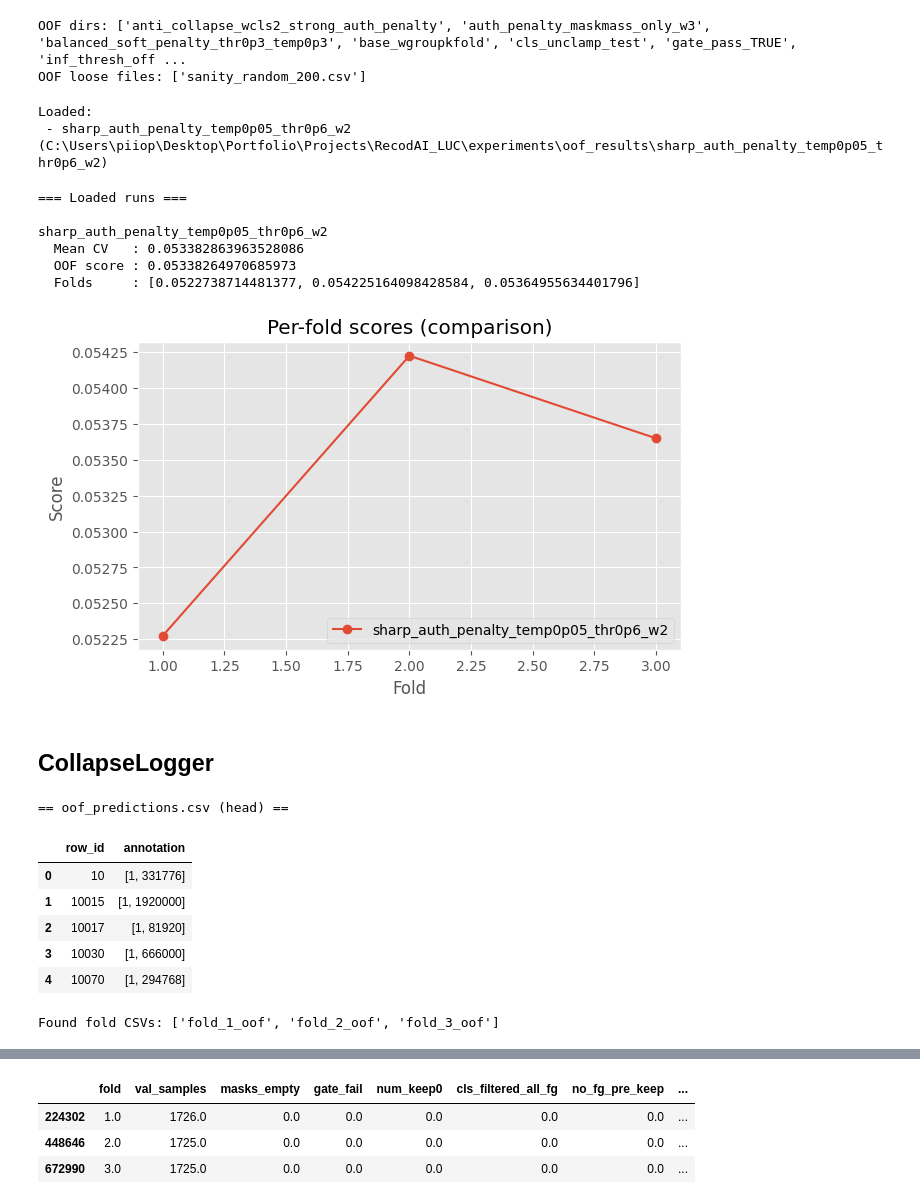
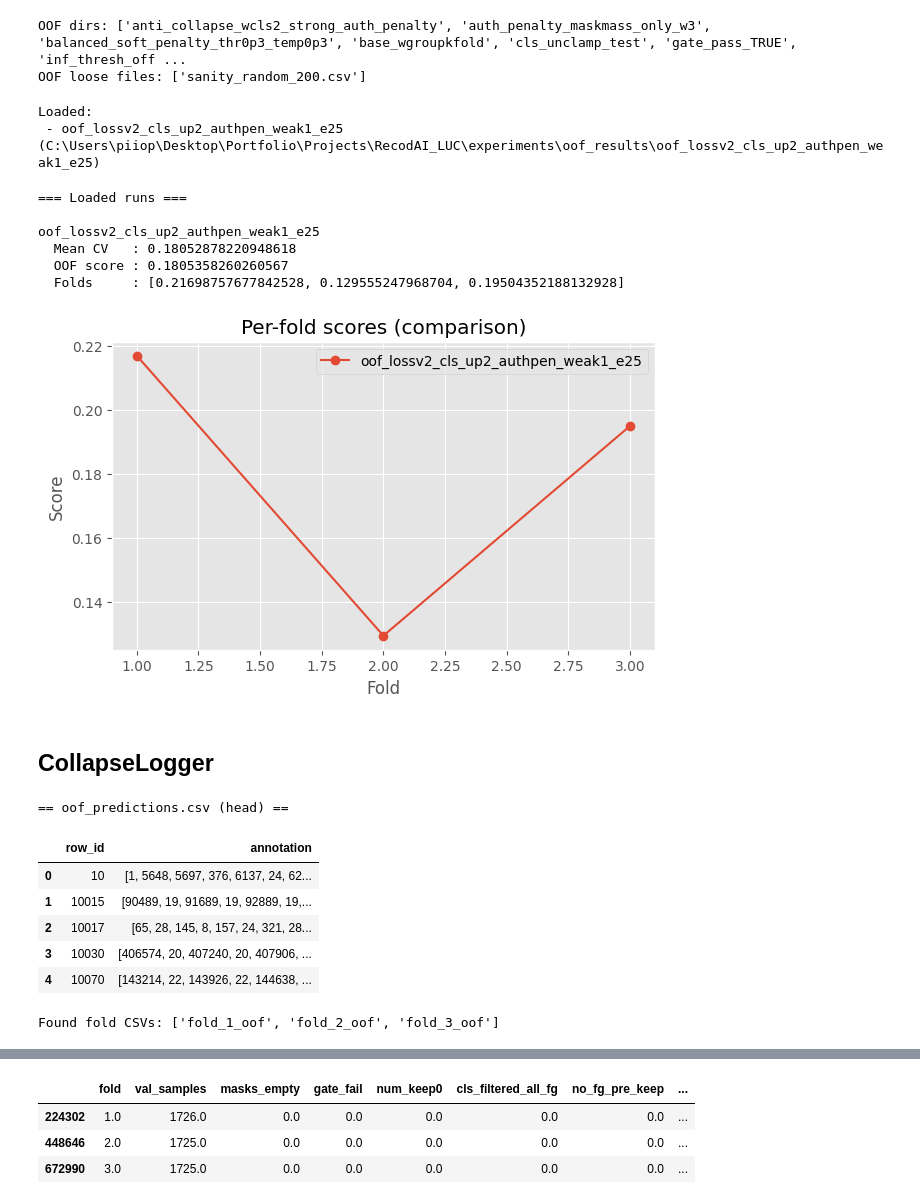
Before and after one commit to piiop/RecodAI_LUC, a Jupyter notebook: notebooks/cv_analysis.ipynb, the cells around one changed output, grey strips where cells are left out. Drawn from its saved outputs; the diff is of its cells as text; code cells hidden in the pictures.

```diff
--- a/notebooks/cv_analysis.ipynb
+++ b/notebooks/cv_analysis.ipynb
@@ -99,7 +99,7 @@ def load_run(names):
     raise FileNotFoundError(f"Not found under OOF_ROOT: {name}")
 
 # Use load_run(name | [names]) to load one or more CV runs or loose files from experiments/oof_results/
-runs = load_run(["sharp_auth_penalty_temp0p05_thr0p6_w2"])  # or: load_run("mini_smoke"), load_run("oof_predictions.csv")
+runs = load_run(["oof_lossv2_cls_up2_authpen_weak1_e25"])  # or: load_run("mini_smoke"), load_run("oof_predictions.csv")
 
 print("Loaded:")
 if isinstance(runs, dict) and "name" not in runs:
@@ -109,7 +109,7 @@ else:
     print(f" - {runs['name']} ({runs['path']})")
 # %% [output]
 Loaded:
- - sharp_auth_penalty_temp0p05_thr0p6_w2 (C:\Users\piiop\Desktop\Portfolio\Projects\RecodAI_LUC\experiments\oof_results\sharp_auth_penalty_temp0p05_thr0p6_w2)
+ - oof_lossv2_cls_up2_authpen_weak1_e25 (C:\Users\piiop\Desktop\Portfolio\Projects\RecodAI_LUC\experiments\oof_results\oof_lossv2_cls_up2_authpen_weak1_e25)
 # %%
 def show_run_metrics(names):
     """
@@ -131,44 +131,44 @@ def show_run_metrics(names):
 
         print(f"\n{r['name']}")
         print(f"  Mean CV   : {mean_cv}")
         print(f"  OOF score : {oof_score}")
         if fold_scores is not None:
             print(f"  Folds     : {fold_scores}")
 
     # Comparison plot (only for runs that have fold_scores)
     plot_items = [(r["name"], (r["metrics"] or {}).get("fold_scores")) for r in items]
     plot_items = [(n, fs) for (n, fs) in plot_items if fs is not None]
 
     if plot_items:
         plt.figure(figsize=(7, 4))
         for name, fs in plot_items:
             plt.plot(range(1, len(fs) + 1), fs, marker="o", label=name)
         plt.xlabel("Fold")
         plt.ylabel("Score")
         plt.title("Per-fold scores (comparison)")
         plt.legend()
         plt.show()
 
     return runs
 
 # Single run
-_ = show_run_metrics("sharp_auth_penalty_temp0p05_thr0p6_w2")
+_ = show_run_metrics("oof_lossv2_cls_up2_authpen_weak1_e25")
 
 # Compare multiple runs
 # _ = show_run_metrics(["mini_smoke", "some_other_run"])
 # %% [output]
 === Loaded runs ===
 
-sharp_auth_penalty_temp0p05_thr0p6_w2
-  Mean CV   : 0.053382863963528086
-  OOF score : 0.05338264970685973
-  Folds     : [0.0522738714481377, 0.054225164098428584, 0.05364955634401796]
+oof_lossv2_cls_up2_authpen_weak1_e25
+  Mean CV   : 0.18052878220948618
+  OOF score : 0.1805358260260567
+  Folds     : [0.21698757677842528, 0.129555247968704, 0.19504352188132928]
-[figure, old version]
+[figure, new version]
 # %% [markdown]
 ## CollapseLogger
 # %%
 # ---- Use an already-loaded run from `runs` ----
-run = runs["sharp_auth_penalty_temp0p05_thr0p6_w2"]  # must exist in `runs`
+run = runs["oof_lossv2_cls_up2_authpen_weak1_e25"]  # must exist in `runs`
 
 OOF_RUN_DIR = Path(run["path"])
 oof_metrics = run["metrics"] or {}
@@ -182,11 +182,11 @@ print("\nFound fold CSVs:", list(fold_dfs.keys()))
 # %% [output]
 == oof_predictions.csv (head) ==
 |  | row_id | annotation |
-| 0 | 10 | [1, 331776] |
-| 1 | 10015 | [1, 1920000] |
-| 2 | 10017 | [1, 81920] |
-| 3 | 10030 | [1, 666000] |
-| 4 | 10070 | [1, 294768] |
+| 0 | 10 | [1, 5648, 5697, 376, 6137, 24, 62... |
+| 1 | 10015 | [90489, 19, 91689, 19, 92889, 19,... |
+| 2 | 10017 | [65, 28, 145, 8, 157, 24, 321, 28... |
+| 3 | 10030 | [406574, 20, 407240, 20, 407906, ... |
+| 4 | 10070 | [143214, 22, 143926, 22, 144638, ... |
 Found fold CSVs: ['fold_1_oof', 'fold_2_oof', 'fold_3_oof']
 # %%
 # Rebuild solution_df and re-score to match train_cv additional pipeline verification
```
Also changed, not shown: parts of 8 cells of this notebook, 5 other files.
